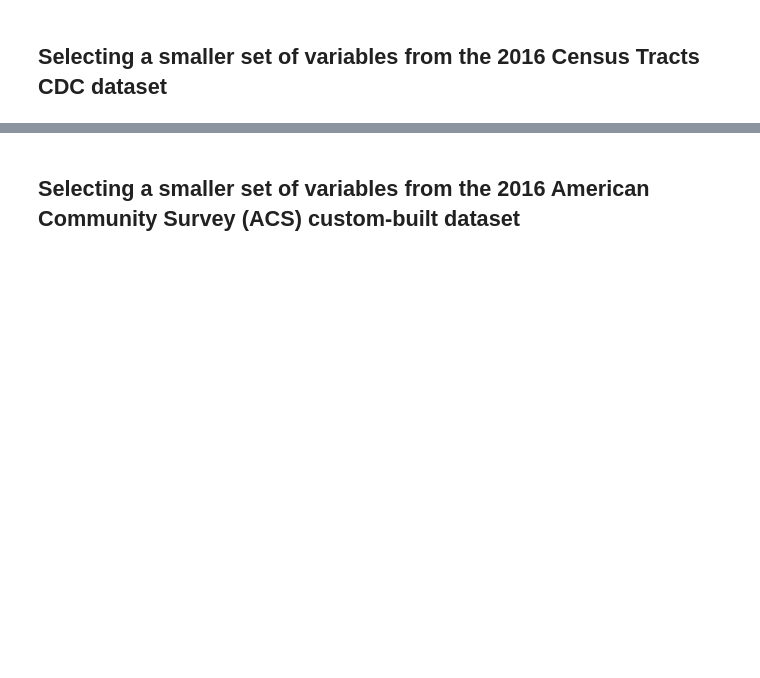
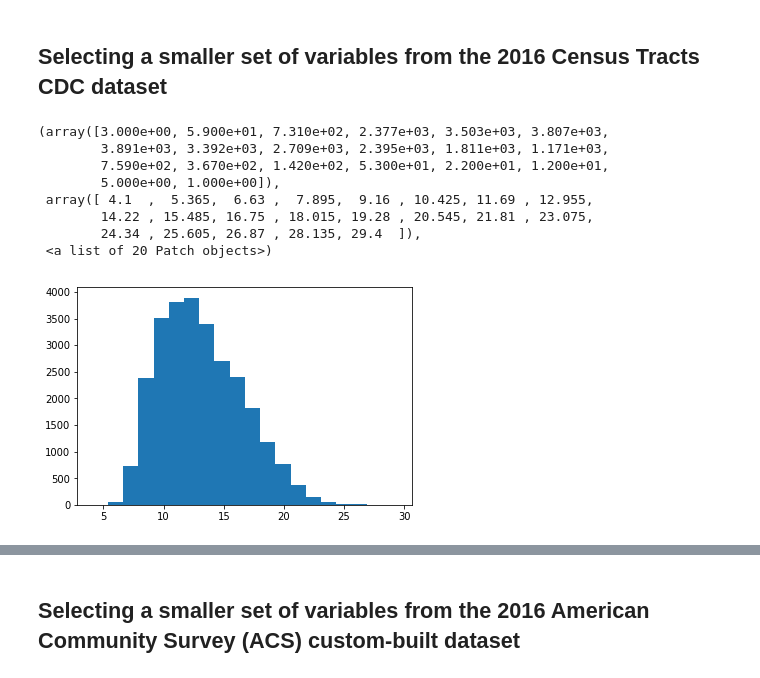
Before and after one commit to PetitsPoissons/Health_Project, a Jupyter notebook: data_exploration_MHbins.ipynb, the cells around one changed output, grey strips where cells are left out. Cells and saved outputs as stored; diff of their text form; code cells hidden in the pictures; blank space fills up the shorter version.

```diff
--- a/data_exploration_MHbins.ipynb
+++ b/data_exploration_MHbins.ipynb
@@ -26,30 +31,40 @@ tracts_df.head()
 # %%
 tracts_reduced = tracts_df[['StateAbbr', 'PlaceName', 'MHLTH_CrudePrev', 'PHLTH_CrudePrev', 'SLEEP_CrudePrev',
                             'LPA_CrudePrev', 'OBESITY_CrudePrev', 'CSMOKING_CrudePrev', 'BINGE_CrudePrev',
                             'ACCESS2_CrudePrev', 'CHECKUP_CrudePrev', 'DENTAL_CrudePrev', 'COREM_CrudePrev',
                             'COREW_CrudePrev', 'PlaceFIPS', 'TractFIPS', 'Place_TractID', 'Population2010',
                             'Geolocation']]
 tracts_reduced.rename(columns = {
     'StateAbbr': 'state',
     'PlaceName': 'city',
     'PlaceFIPS': 'city_FIPS',
     'TractFIPS': 'tract_FIPS',
     'Place_TractID': 'place_tractID',
     'Population2010': 'population_2010',
     'ACCESS2_CrudePrev': 'PS_lack_health_ins',
     'BINGE_CrudePrev': 'UB_binge_drinking',
     'CHECKUP_CrudePrev': 'PS_routine_checkups',
     'COREM_CrudePrev': 'PS_older_men_uptodate',
     'COREW_CrudePrev': 'PS_older_women_uptodate',
     'CSMOKING_CrudePrev': 'UB_current_smoking',
     'DENTAL_CrudePrev': 'PS_dental_checkups',
     'LPA_CrudePrev': 'UB_lack_physical_activity',
     'MHLTH_CrudePrev': 'HO_poor_mental_health',
     'OBESITY_CrudePrev': 'UB_obesity',
     'PHLTH_CrudePrev': 'HO_poor_physical_health',
     'SLEEP_CrudePrev': 'UB_less_sleep',
     'Geolocation': 'geolocation'}, inplace = True)
-tracts_reduced.head()
+plt.hist(tracts_reduced['HO_poor_mental_health'], bins=20)
+# %% [output]
+(array([3.000e+00, 5.900e+01, 7.310e+02, 2.377e+03, 3.503e+03, 3.807e+03,
+        3.891e+03, 3.392e+03, 2.709e+03, 2.395e+03, 1.811e+03, 1.171e+03,
+        7.590e+02, 3.670e+02, 1.420e+02, 5.300e+01, 2.200e+01, 1.200e+01,
+        5.000e+00, 1.000e+00]),
+ array([ 4.1  ,  5.365,  6.63 ,  7.895,  9.16 , 10.425, 11.69 , 12.955,
+        14.22 , 15.485, 16.75 , 18.015, 19.28 , 20.545, 21.81 , 23.075,
+        24.34 , 25.605, 26.87 , 28.135, 29.4  ]),
+ <a list of 20 Patch objects>)
+[figure, added]
 # %%
 tracts_reduced['geo_id'] = tracts_reduced.city_FIPS.apply(
     lambda x: '0' + str(x) if len(str(x)) == 6 else str(x))
```
Also changed, not shown: parts of 56 cells of this notebook, 1 other file.
